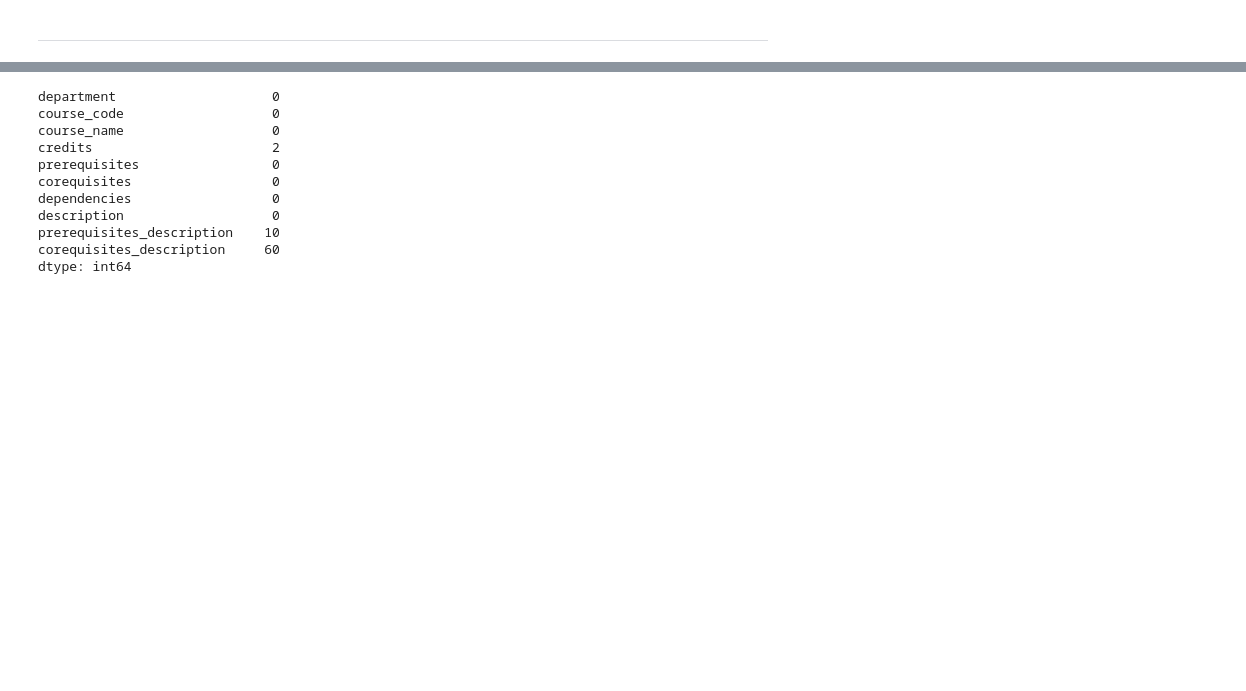
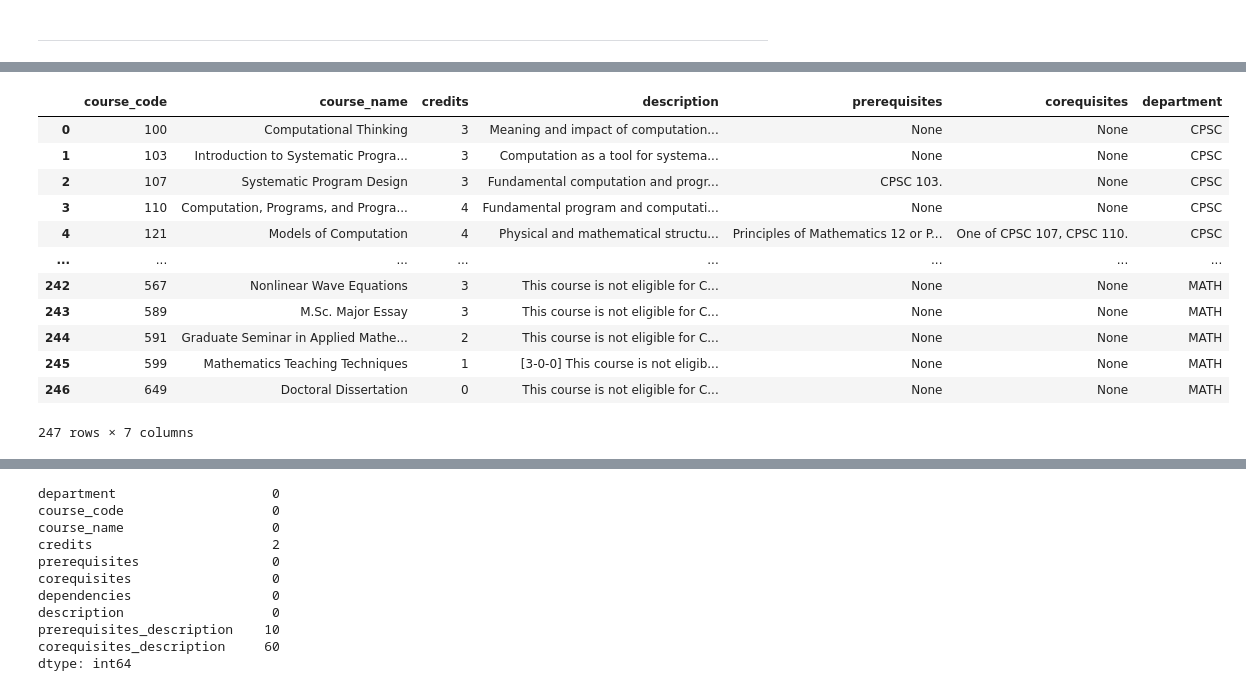
Before and after one commit to DavidHua04/UBC-Courses-Visualization, a Jupyter notebook: backend/course_info_update.ipynb, the cells around one changed output, grey strips where cells are left out. Drawn from its saved outputs; the diff is of its cells as text; code cells hidden in the pictures; blank space fills up the shorter version.

```diff
--- a/backend/course_info_update.ipynb
+++ b/backend/course_info_update.ipynb
@@ -113,0 +96,20 @@ df_courses
+# %%
+df_courses['department'] = df_courses['course_code'].str.split().str[0]
+df_courses['department'] = df_courses['department'].str.replace('_V', '')
+df_courses['course_code'] = df_courses['course_code'].str.split().str[1].astype(int)
+# %%
+df_courses
+# %% [output]
+|  | course_code | course_name | credits | description | prerequisites | corequisites | department |
+| 0 | 100 | Computational Thinking | 3 | Meaning and impact of computation... | None | None | CPSC |
+| 1 | 103 | Introduction to Systematic Progra... | 3 | Computation as a tool for systema... | None | None | CPSC |
+| 2 | 107 | Systematic Program Design | 3 | Fundamental computation and progr... | CPSC 103. | None | CPSC |
+| 3 | 110 | Computation, Programs, and Progra... | 4 | Fundamental program and computati... | None | None | CPSC |
+| 4 | 121 | Models of Computation | 4 | Physical and mathematical structu... | Principles of Mathematics 12 or P... | One of CPSC 107, CPSC 110. | CPSC |
+| ... | ... | ... | ... | ... | ... | ... | ... |
+| 242 | 567 | Nonlinear Wave Equations | 3 | This course is not eligible for C... | None | None | MATH |
+| 243 | 589 | M.Sc. Major Essay | 3 | This course is not eligible for C... | None | None | MATH |
+| 244 | 591 | Graduate Seminar in Applied Mathe... | 2 | This course is not eligible for C... | None | None | MATH |
+| 245 | 599 | Mathematics Teaching Techniques | 1 | [3-0-0] This course is not eligib... | None | None | MATH |
+| 246 | 649 | Doctoral Dissertation | 0 | This course is not eligible for C... | None | None | MATH |
+247 rows × 7 columns
```
Also changed, not shown: parts of 10 cells of this notebook.
